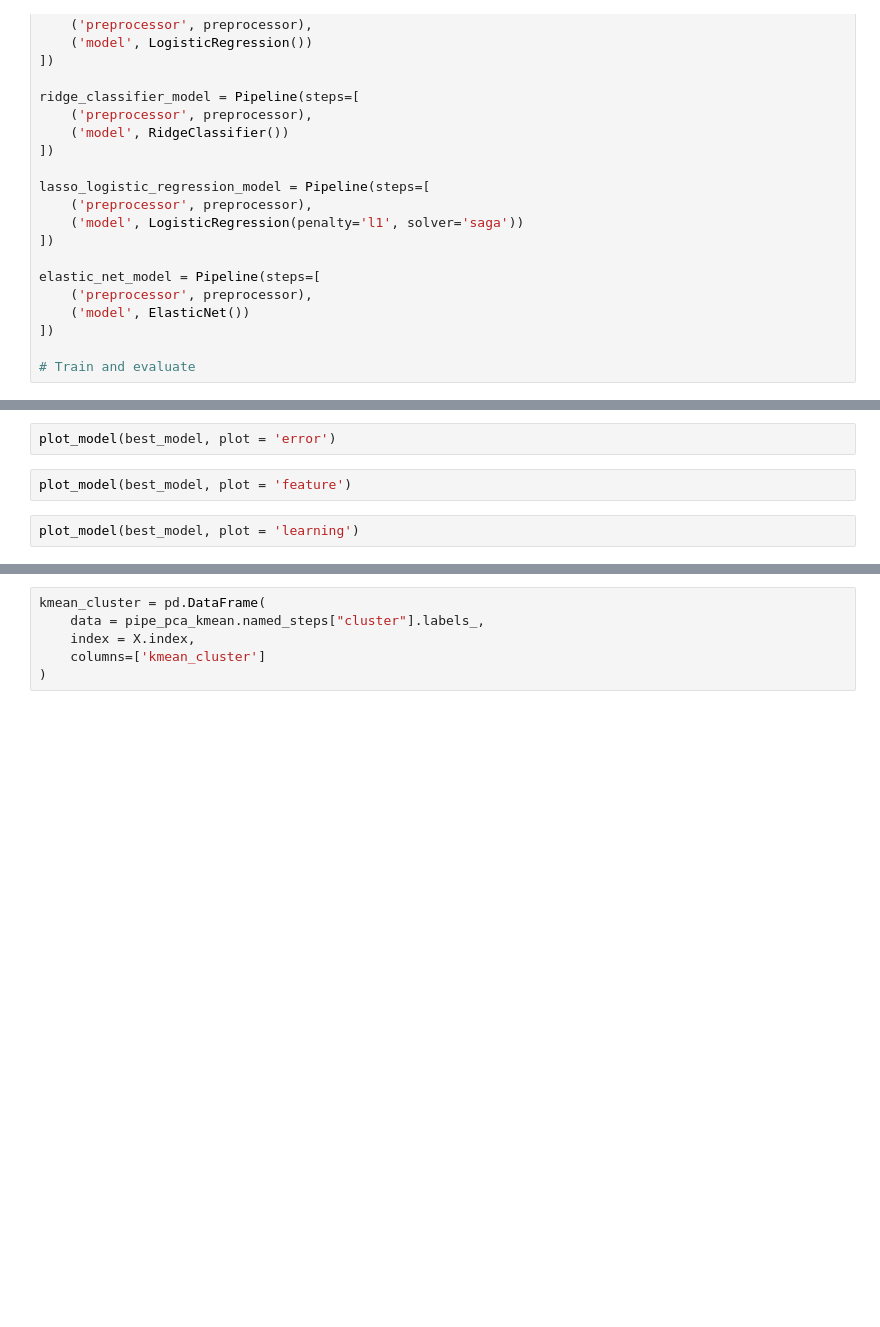
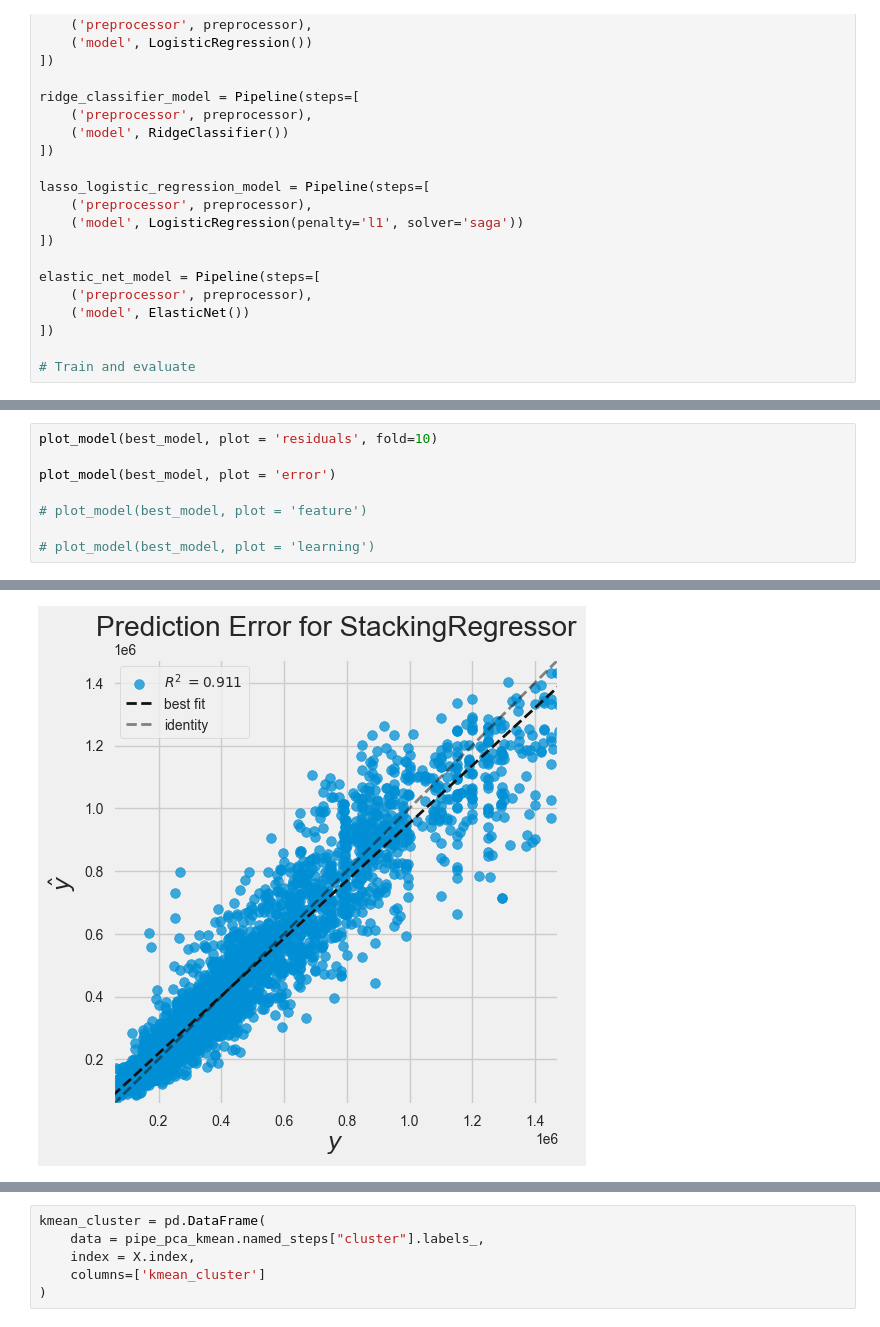
Before and after one commit to namratamayekar/Housing_Price_Prediction_Madrid, a Jupyter notebook: notebooks/Modelling_Emanuela.ipynb, the cells around one changed output, grey strips where cells are left out. Saved outputs shown, nothing was run; the diff lists cells and outputs as text; blank space fills up the shorter version.

Commit message:
working on NN models with clusters

```diff
--- a/notebooks/Modelling_Emanuela.ipynb
+++ b/notebooks/Modelling_Emanuela.ipynb
@@ -478,6 +292,9 @@ plot_model(best_model, plot = 'residuals')
-# %%
-plot_model(best_model, plot = 'error')
-# %%
-plot_model(best_model, plot = 'feature')
-# %%
-plot_model(best_model, plot = 'learning')
+# %%
+plot_model(best_model, plot = 'residuals', fold=10)
+
+plot_model(best_model, plot = 'error')
+
+# plot_model(best_model, plot = 'feature')
+
+# plot_model(best_model, plot = 'learning')
+# %% [output]
@@ -484,2 +304,3 @@ plot_model(best_model, plot = 'learning')
+[figure, added]
 # %%
 sns.heatmap(df[numerical_features].corr())
```
Also changed, not shown: parts of 46 cells of this notebook, 9 other files.
